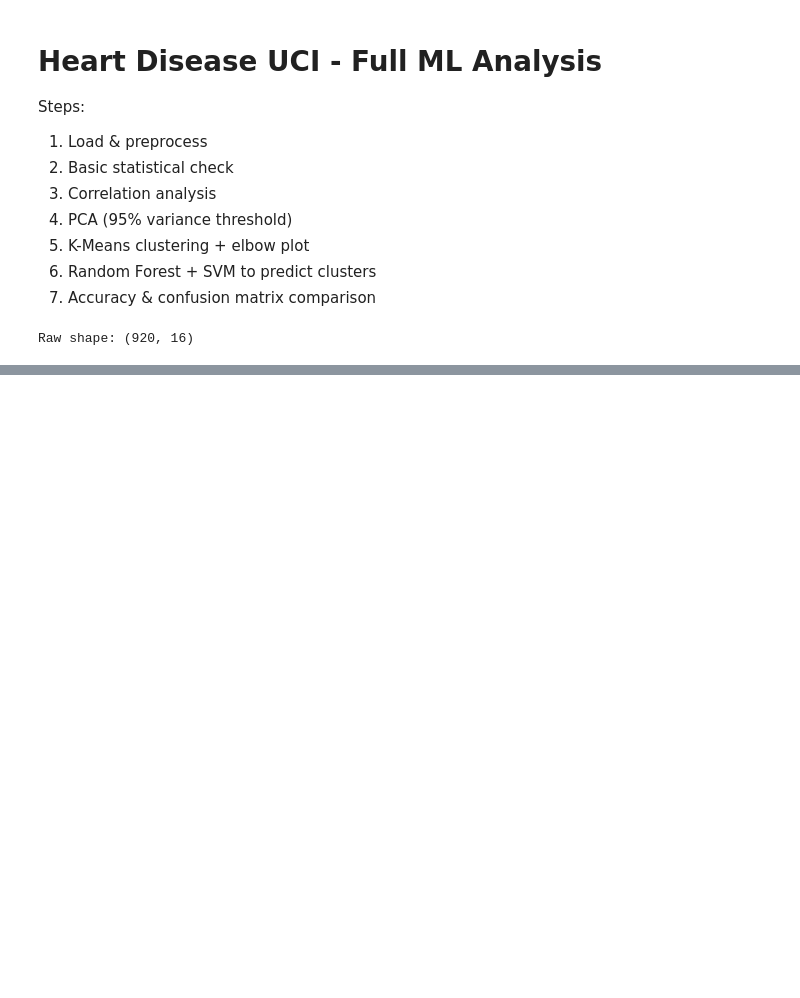
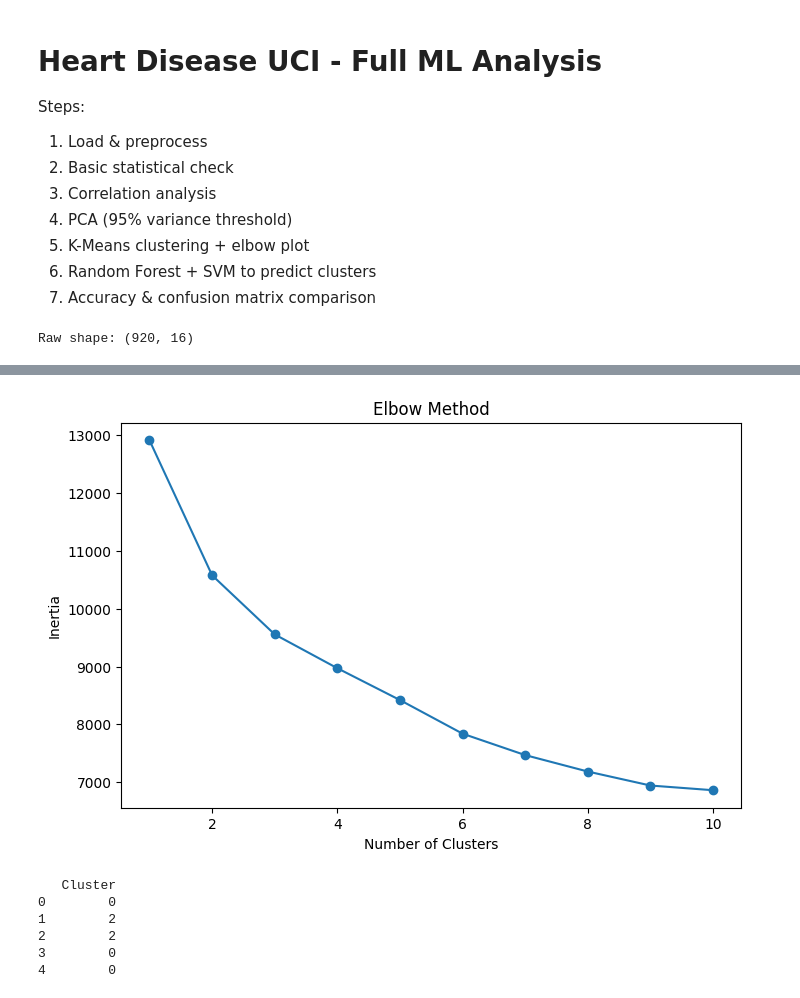
Before and after one commit to RadhikaKapoor383/Python-practise, a Jupyter notebook: AI Lab codes/final lab/AI_finalLab-radhika.ipynb, the cells around one changed output, grey strips where cells are left out. Saved outputs shown, nothing was run; the diff lists cells and outputs as text; code cells hidden in the pictures; blank space fills up the shorter version.

```diff
--- a/AI Lab codes/final lab/AI_finalLab-radhika.ipynb
+++ b/AI Lab codes/final lab/AI_finalLab-radhika.ipynb
@@ -50,0 +150,19 @@ Clean shape: (827, 10)
+# %%
+# Separate features
+X = df.drop('num', axis=1)
+
+# Standardize features
+scaler = StandardScaler()
+X_scaled = scaler.fit_transform(X)
+# %%
+pca = PCA(n_components=0.935555)
+X_pca = pca.fit_transform(X_scaled)
+
+print("Original Shape:", X_scaled.shape)
+print("Reduced Shape:", X_pca.shape)
+
+print("\nExplained Variance Ratio:")
+print(pca.explained_variance_ratio_)
+
+print("\nTotal Variance Captured:")
+print(np.sum(pca.explained_variance_ratio_))
@@ -50,0 +179,33 @@ Clean shape: (827, 10)
+# %%
+inertia = []
+K = range(1, 11)
+
+for k in K:
+    kmeans = KMeans(n_clusters=k, random_state=42)
+    kmeans.fit(X_pca)
+    inertia.append(kmeans.inertia_)
+
+# Plot elbow curve
+plt.figure(figsize=(8,5))
+plt.plot(K, inertia, marker='o')
+plt.xlabel('Number of Clusters')
+plt.ylabel('Inertia')
+plt.title('Elbow Method')
+plt.show()
+# %% [output]
+[figure, added]
+# %%
+kmeans = KMeans(n_clusters=3, random_state=42)
+clusters = kmeans.fit_predict(X_pca)
+
+# Add clusters to dataframe
+df['Cluster'] = clusters
+
+print(df[['Cluster']].head())
+# %% [output]
+   Cluster
+0        0
+1        2
+2        2
+3        0
+4        0
```
Also changed, not shown: parts of 12 cells of this notebook, 2 other files.
